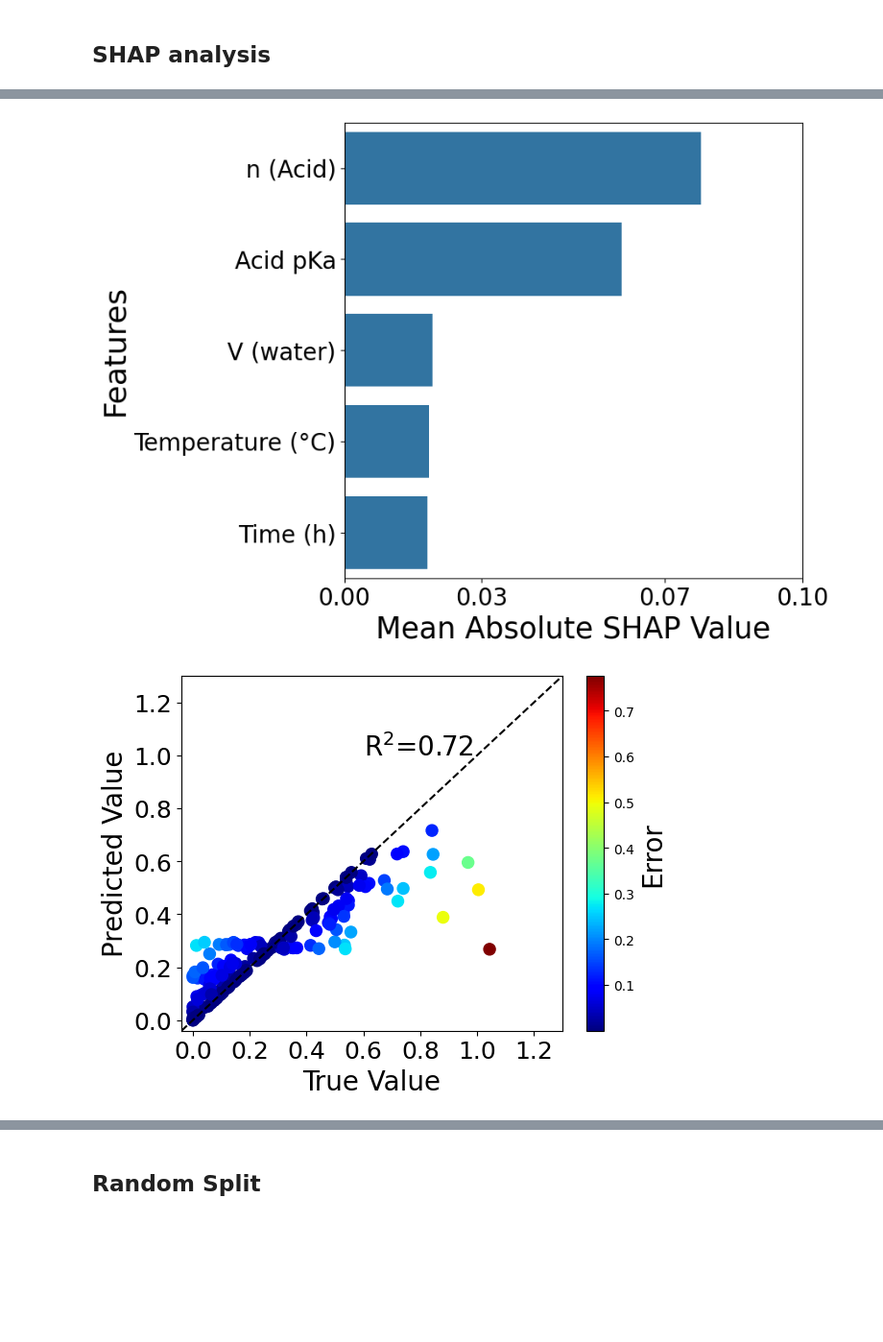
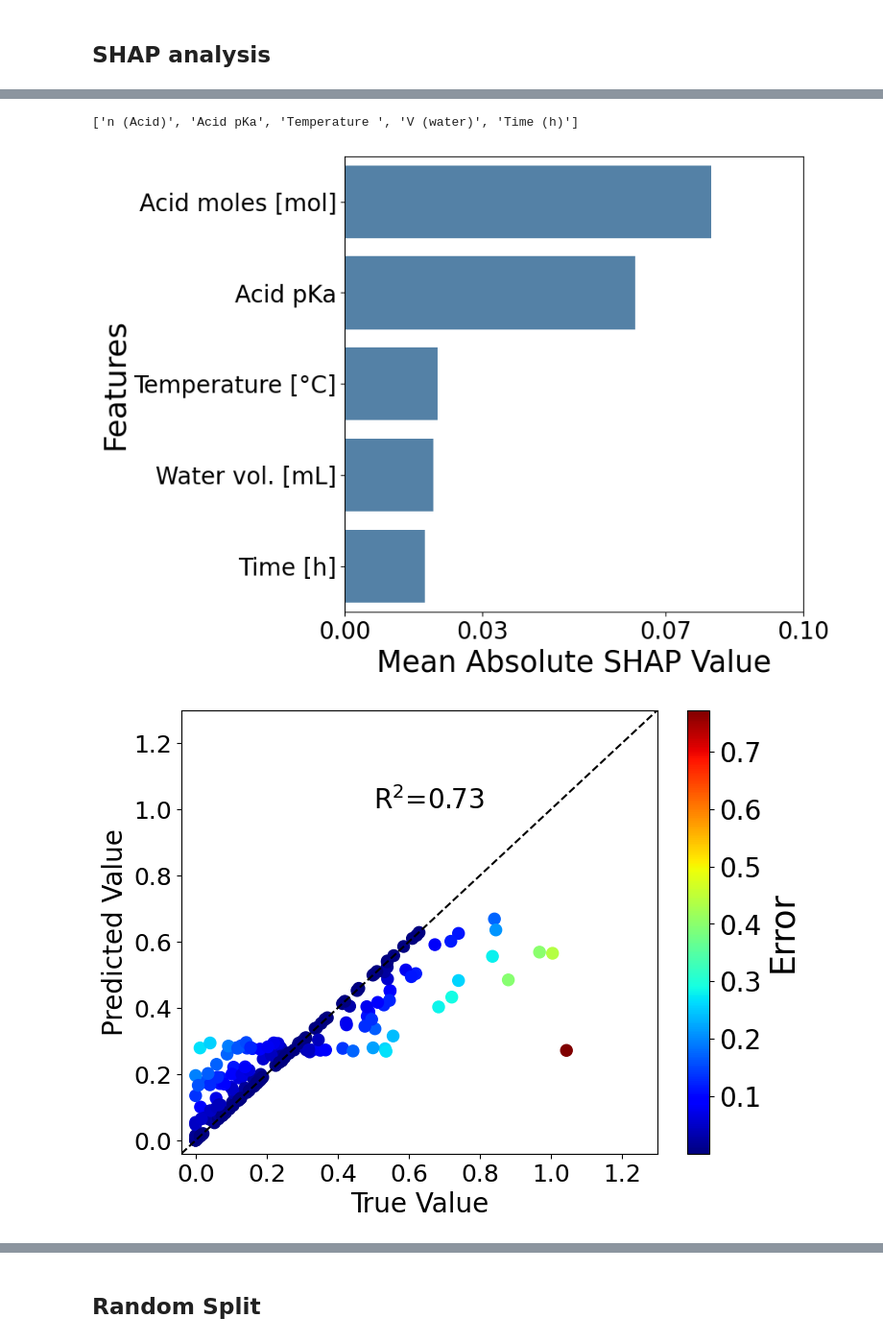
Before and after one commit to ignaspakamore/dmf_hydrolysis, a Jupyter notebook: ML/ml_model.ipynb, the cells around one changed output, grey strips where cells are left out. Shown at 96% size. Saved outputs shown, nothing was run; the diff lists cells and outputs as text; code cells hidden in the pictures; blank space fills up the shorter version.

```diff
--- a/ML/ml_model.ipynb
+++ b/ML/ml_model.ipynb
@@ -101,9 +104,15 @@ importance_df = pd.DataFrame({
 })
 
 importance_df = importance_df.sort_values(by=['shap_values'], ascending=False)
+# %%
+importance_df['column_name'].to_list()
+# %% [output]
+['n (Acid)', 'Acid pKa', 'Temperature ', 'V (water)', 'Time (h)']
 # %%
 plt.figure(figsize=(7, 7))
-sns.barplot(y=importance_df['column_name'], x=importance_df['shap_values'])
+sns.barplot(x=importance_df['shap_values'],
+            y=['Acid moles [mol]', 'Acid pKa', 'Temperature [°C]', 'Water vol. [mL]', 'Time [h]'],
+            color='steelblue')
 plt.xlabel('Mean Absolute SHAP Value', size=25)
 plt.ylabel('Features', size=26)
 plt.xticks(np.round(np.linspace(0, 0.1, 4), 2))
@@ -111,23 +120,28 @@ plt.xticks(size=20)
 plt.yticks(size=20)
 plt.savefig('mean_shap.png', bbox_inches='tight')
 # %% [output]
-[figure, old version]
+[figure, new version]
 # %%
 err = abs(np.array(ytests) - np.array(ypreds))
 
+fig = plt.figure(figsize=(8, 6))
 
 points = plt.scatter(ytests, ypreds, c=err, s=75, cmap="jet")
 
-plt.colorbar(points).set_label(label='Error', size=20)
+cbar = plt.colorbar(points)
+cbar.set_label(label='Error', size=25)
+cbar.ax.tick_params(labelsize=20)
+
 plt.xlabel('True Value', fontsize=20)
 plt.ylabel('Predicted Value', fontsize=20)
 plt.xticks(size=18)
 plt.yticks(size=18)
 
 plt.plot(np.linspace(-.04, 1.3, 10), np.linspace(-.04, 1.3, 10), '--', c='black')
+
 plt.xlim([-.04, 1.3])
 plt.ylim([-.04, 1.3])
-plt.text(0.6, 1, f'R$^2$={round(rr, 2)}', size=20)
+plt.text(0.5, 1, f'R$^2$={round(rr, 2)}', size=20)
 plt.savefig('reg_plt.png', bbox_inches='tight')
 # %% [output]
-[figure, old version]
+[figure, new version]
```
Also changed, not shown: parts of 9 cells of this notebook.
